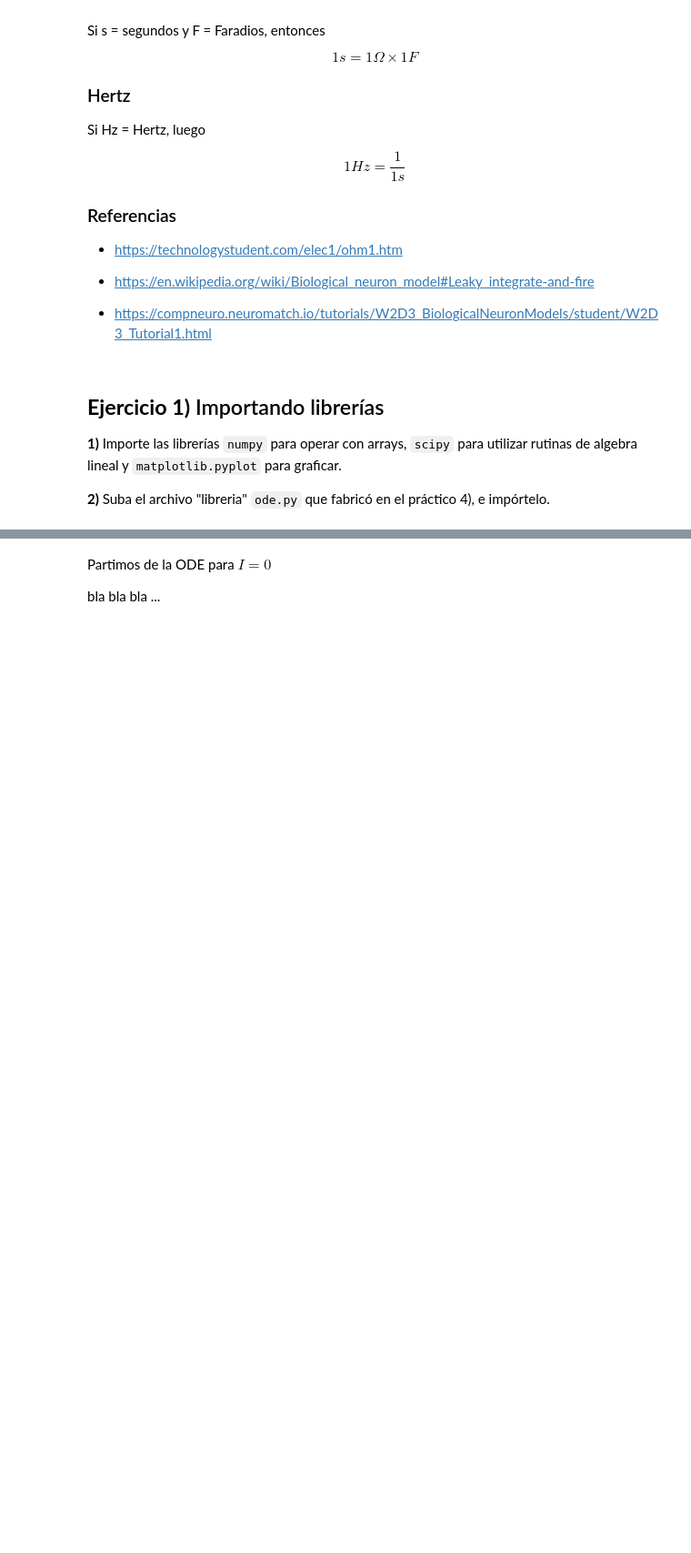
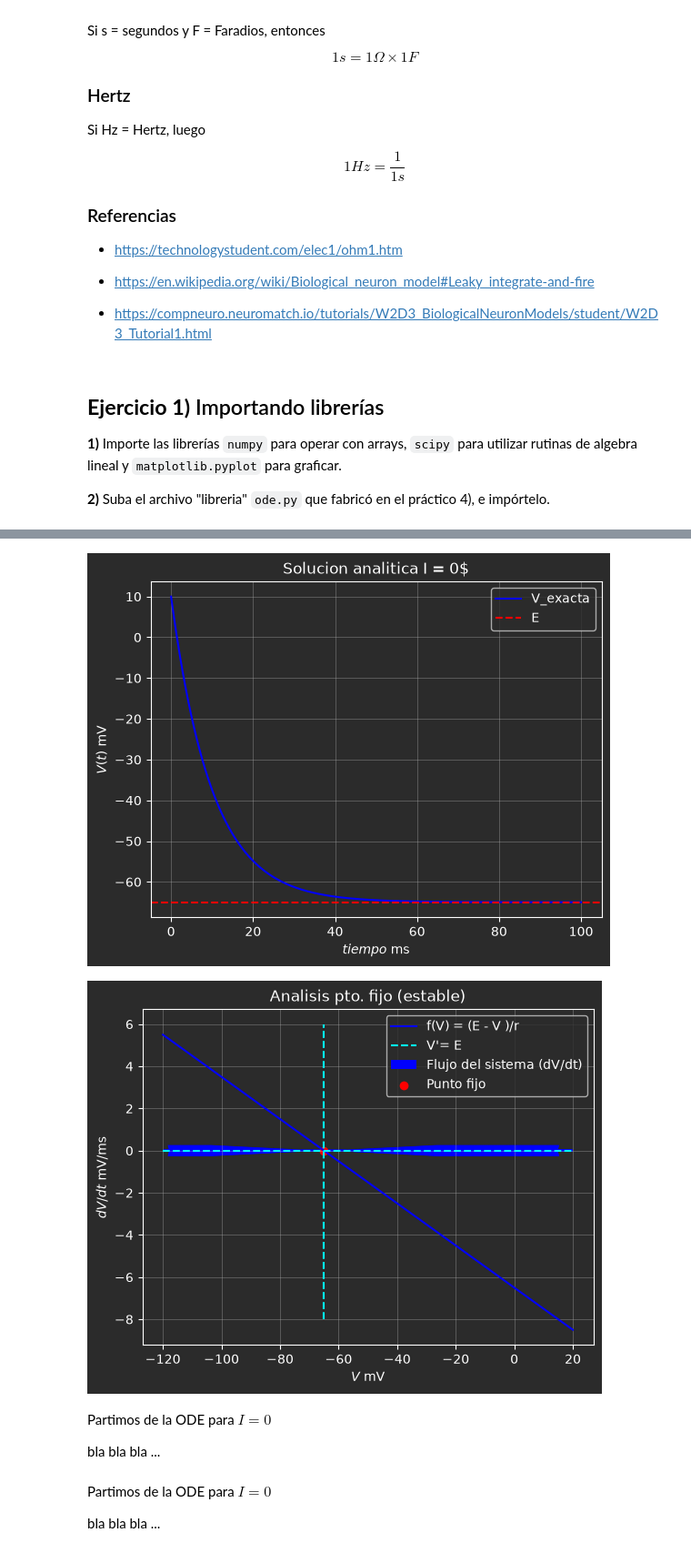
Before and after one commit to alexwicher/RedesNeuronales, a Jupyter notebook: pract5/redes_neuronales_2026_guia_5.ipynb, the cells around one changed output, grey strips where cells are left out. Shown at 91% size. Cells and saved outputs as stored; diff of their text form; code cells hidden in the pictures; blank space fills up the shorter version.

```diff
--- a/pract5/redes_neuronales_2026_guia_5.ipynb
+++ b/pract5/redes_neuronales_2026_guia_5.ipynb
@@ -217,3 +218,70 @@ En lo que sigue, se considera desactivado el mecanismo de disparo.
+# %%
+# 2.1)
+# https://drive.google.com/file/d/1KfHdH0XmCivd8Mcc7T_u5j5FZnrwU65l/view
+# Derivada de una const (como E) es cero 0.
+# te queda dV/dt = (E-V)/r
+# luego la exacta V(t) = E + (V0 - E)e^(-t/r)
+
+E = -65.0
+V0 = 10.0
+r = 10.0
+p = np.array([E, V0, r])
+t = np.linspace(0.0, 100, 1001)
+
+plt.xlabel('$tiempo$ ms')
+plt.ylabel('$V(t)$ mV')
+plt.plot(t, E + (V0 - E) * np.exp(-t / r), label="V_exacta", linestyle='-', c='blue')
+plt.axhline(E, linestyle='--', color='red', label="E")
+plt.title(f"Solucion analitica I = 0$")
+plt.legend()
+plt.grid()
+plt.show()
+
+
+# f(V) = (E-V)/r
+# Pto. fijo ==> f(V') = 0 ==> V' = E = -65mV
+# Si V < E el potencial aumenta c.c disminuye
+
+# El punto fijo ocurre cuando dV/dt = 0
+# Para determinar qué tipo de punto fijo es, calculamos la derivada de la función f(V) respecto a V: f'(V) = -1/r
+# como f'(V_fix) < 0 entonces el punto fijo es estable (Atractor)
+# SI FUERA f'(V_fix) > 0 entonces el punto fijo es inestable (Repulsor)
+# SI FUERA f'(V_fix) == 0 entonces el punto fijo es marginal (Indeterminado)
+
+V_fix = E
+V = np.linspace(-120, 20, 1001)
+plt.xlabel('$V$ mV')
+plt.ylabel('$dV/dt$ mV/ms')
+plt.title("Analisis pto. fijo (estable)")
+plt.plot(V, (E - V) / r, label="f(V) = (E - V )/r", linestyle='-', c='blue')
+plt.plot(V, V * 0, label="V'= E", linestyle='--', c='cyan')
+
+plt.quiver(V, np.zeros_like(V), (E - V) / r, np.zeros_like(V),
+           angles='xy', scale_units='xy', scale=1,
+           color='blue', width=0.005, headwidth=5, headlength=5,
+           label='Flujo del sistema (dV/dt)')
+
+plt.plot([V_fix, V_fix], [-8, 6], linestyle='--', c='cyan')
+plt.scatter([V_fix], (E - V_fix) / r, label="Punto fijo", c='red')
+# plt.plot(V, (E - V)/r, label="f(V) = (E - V )/r", linestyle='-', c='blue')
+
+plt.legend()
+plt.grid()
+plt.show()
+
+#Notar que el grafico con dV/dt y V es un grafico entre x e y.
+# Por ejemlpo f(x) = x tiene infinitos puntos fijos
+# f(x) = x + 2 no tiene ninguno
+# f(x) = x^2 tiene dos puntos fijos
+
+#TODO: podemos pensar esto como en Cinematica en Fisica 1, que tenemos la funcion de velocidad v(t) = dx(t)/dt, pero no tenemos posicion  x(t), y lo podemos sacar integrando v(t) es decir resolviendo la ecuacion asociada a dx(t)/dt.
+# %% [output]
+[figure, added]
+[figure, added]
+# %% [markdown]
+Partimos de la ODE para $I=0$
+
+bla bla bla ...
 # %% [markdown]
 Partimos de la ODE para $I=0$
 
```
Also changed, not shown: parts of 3 cells of this notebook, 4 other files.
